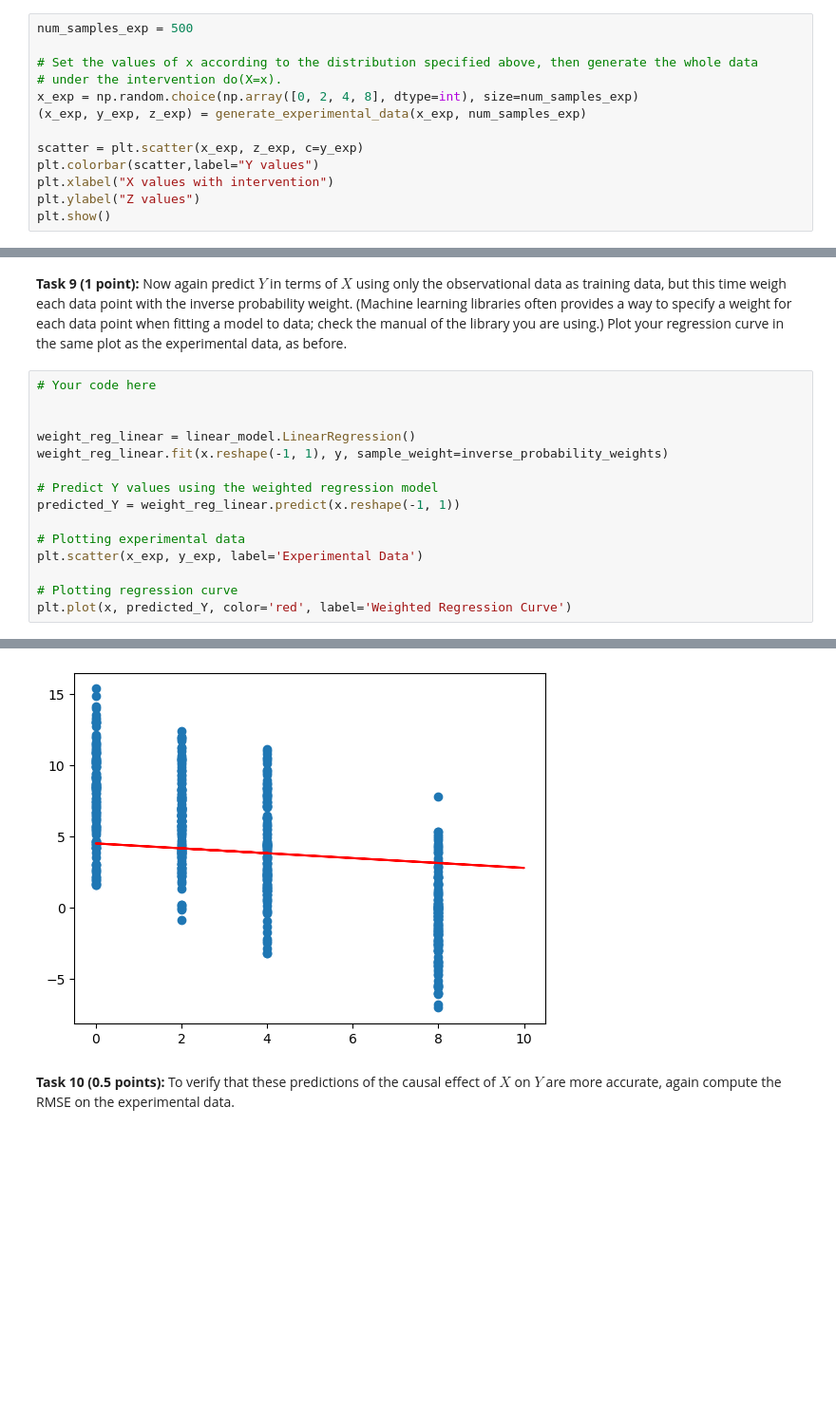
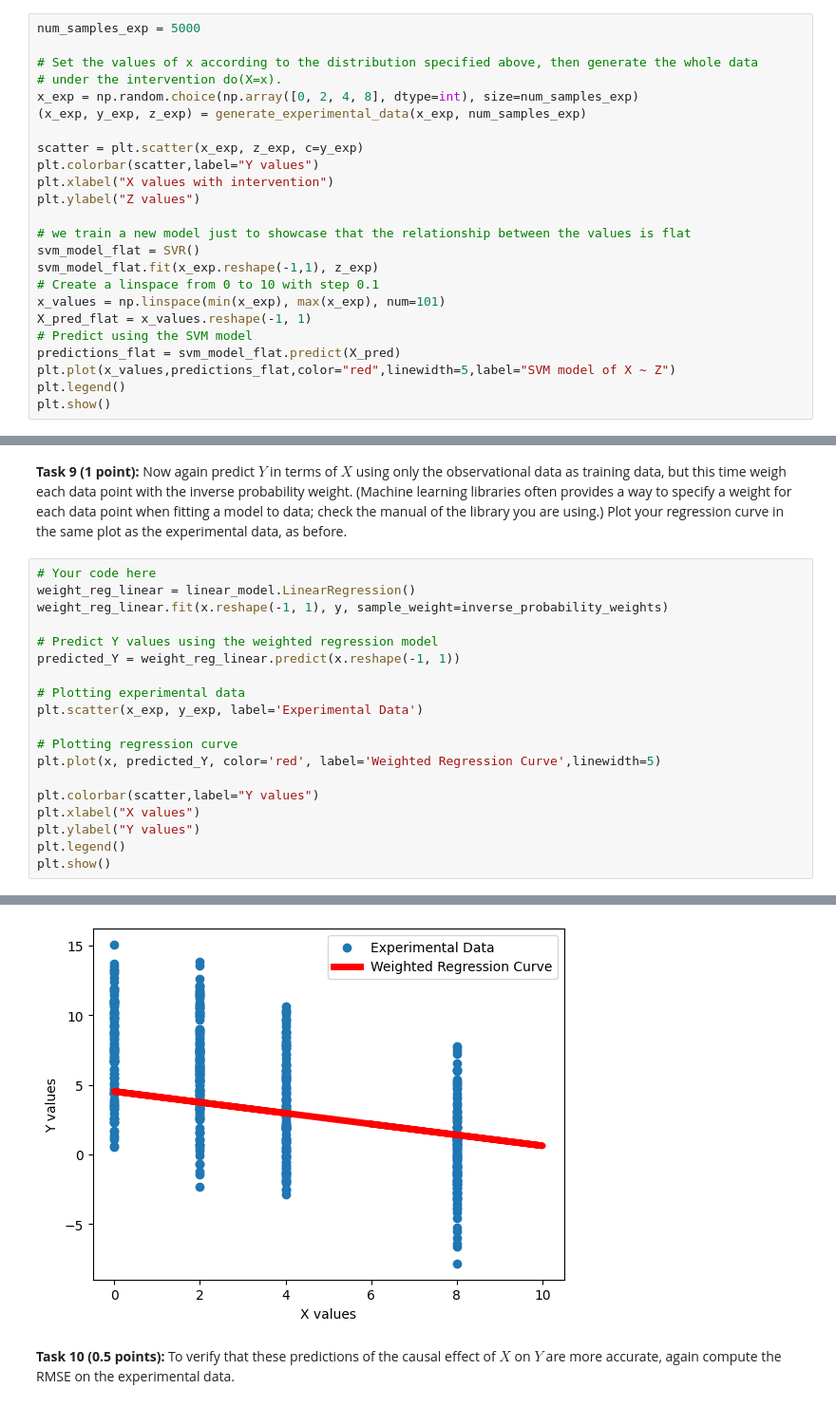
Before and after one commit to leidindi/AML, a Jupyter notebook: ass3/johannsson-lazaridis.ipynb, the cells around one changed output, grey strips where cells are left out. Shown at 95% size. Drawn from its saved outputs; the diff is of its cells as text; blank space fills up the shorter version.

```diff
--- a/ass3/johannsson-lazaridis.ipynb
+++ b/ass3/johannsson-lazaridis.ipynb
@@ -163,7 +176,7 @@ In the experimental data, X and Z collide to Y. Hence, based on d-separation:
 
 By plotting the X against Z, we observe the predicted independence of the two variables by noticing that each value of X has a correspondence in each value of Z without any particular relationship being clear.
 # %%
-num_samples_exp = 500
+num_samples_exp = 5000
 
 # Set the values of x according to the distribution specified above, then generate the whole data
 # under the intervention do(X=x).
@@ -174,5 +187,16 @@ scatter = plt.scatter(x_exp, z_exp, c=y_exp)
 plt.colorbar(scatter,label="Y values")
 plt.xlabel("X values with intervention")
 plt.ylabel("Z values")
+
+# we train a new model just to showcase that the relationship between the values is flat
+svm_model_flat = SVR()
+svm_model_flat.fit(x_exp.reshape(-1,1), z_exp)
+# Create a linspace from 0 to 10 with step 0.1
+x_values = np.linspace(min(x_exp), max(x_exp), num=101)
+X_pred_flat = x_values.reshape(-1, 1)
+# Predict using the SVM model
+predictions_flat = svm_model_flat.predict(X_pred)
+plt.plot(x_values,predictions_flat,color="red",linewidth=5,label="SVM model of X ~ Z")
+plt.legend()
 plt.show()
 # %% [output]
@@ -203,8 +227,6 @@ inverse_probability_weights = 1 / np.array(sel_prob)
 **Task 9 (1 point):** Now again predict $Y$ in terms of $X$ using only the observational data as training data, but this time weigh each data point with the inverse probability weight. (Machine learning libraries often provides a way to specify a weight for each data point when fitting a model to data; check the manual of the library you are using.) Plot your regression curve in the same plot as the experimental data, as before.
 # %%
 # Your code here
-
-
 weight_reg_linear = linear_model.LinearRegression()
 weight_reg_linear.fit(x.reshape(-1, 1), y, sample_weight=inverse_probability_weights)
 
@@ -215,5 +237,11 @@ predicted_Y = weight_reg_linear.predict(x.reshape(-1, 1))
 plt.scatter(x_exp, y_exp, label='Experimental Data')
 
 # Plotting regression curve
-plt.plot(x, predicted_Y, color='red', label='Weighted Regression Curve')
+plt.plot(x, predicted_Y, color='red', label='Weighted Regression Curve',linewidth=5)
+
+plt.colorbar(scatter,label="Y values")
+plt.xlabel("X values")
+plt.ylabel("Y values")
+plt.legend()
+plt.show()
 # %% [output]
@@ -221,3 +248,3 @@ plt.plot(x, predicted_Y, color='red', label='Weighted Regression Curve')
-[figure, old version]
+[figure, new version]
 # %% [markdown]
 **Task 10 (0.5 points):** To verify that these predictions of the causal effect of $X$ on $Y$ are more accurate, again compute the RMSE on the experimental data.
```
Also changed, not shown: parts of 12 cells of this notebook.
